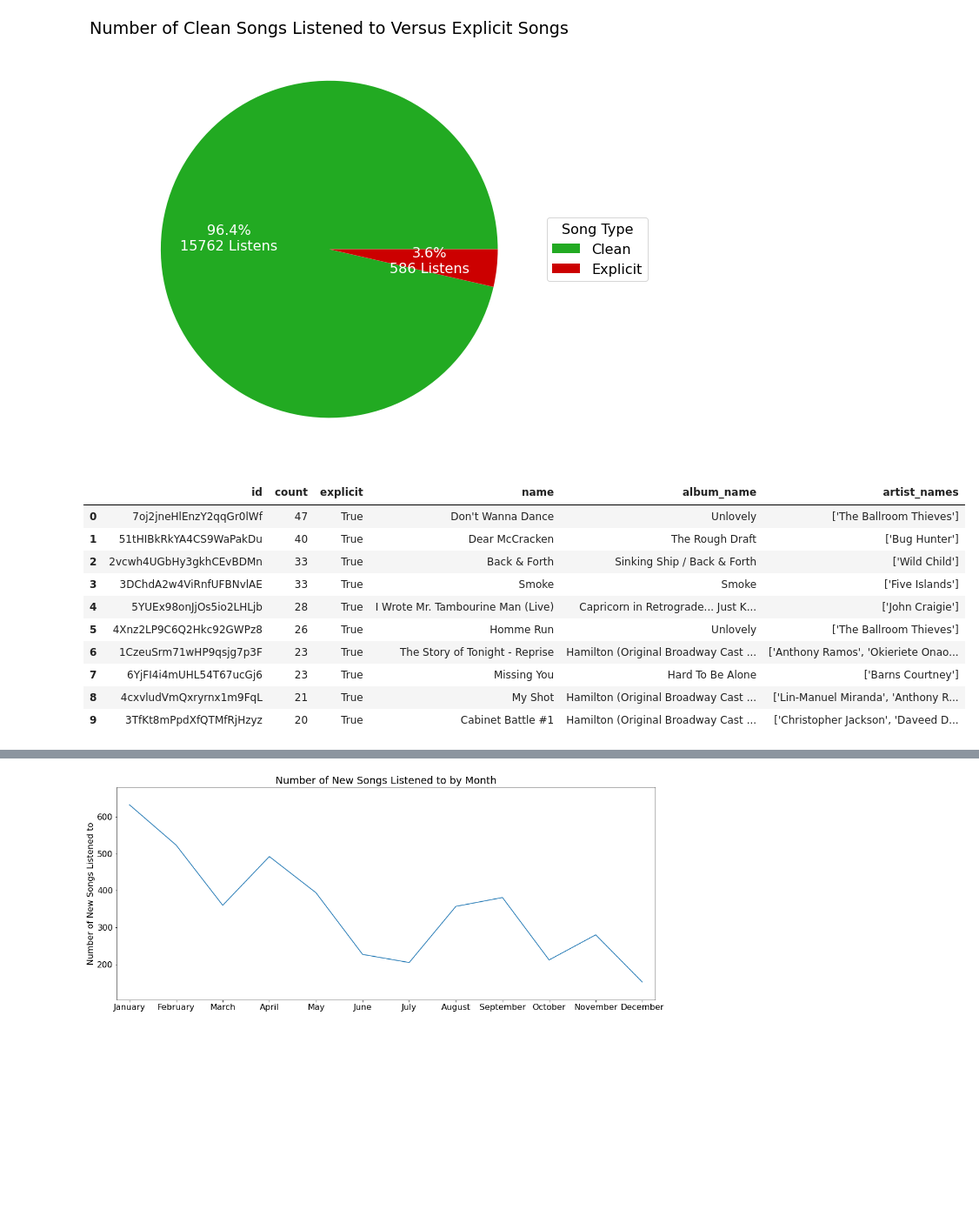
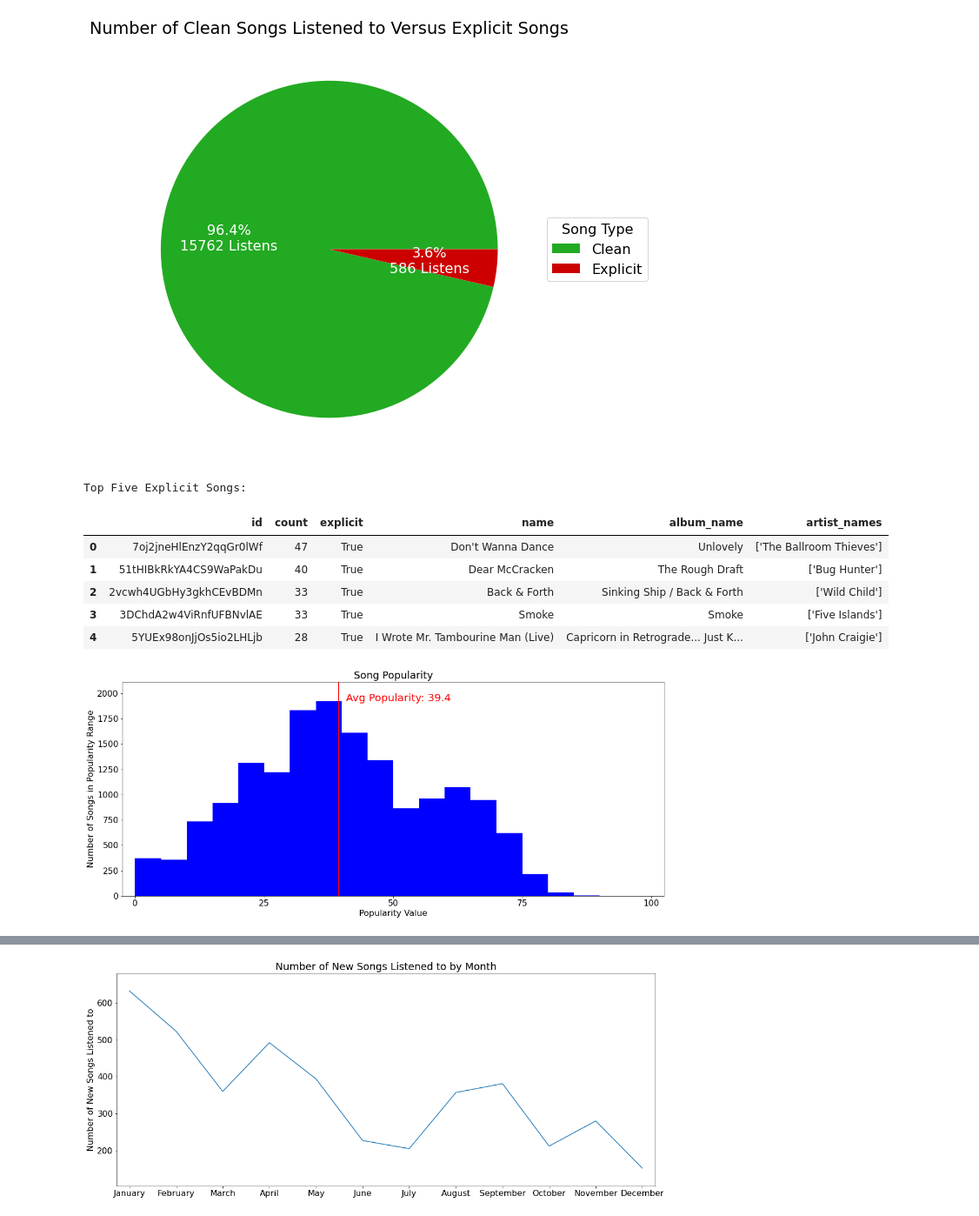
Before and after one commit to justinro-underscore/SpotifyDataAnalysis, a Jupyter notebook: SpotifyDataAnalysis.ipynb, the cells around one changed output, grey strips where cells are left out. Shown at 87% size. Cells and saved outputs as stored; diff of their text form; code cells hidden in the pictures; blank space fills up the shorter version.

```diff
--- a/SpotifyDataAnalysis.ipynb
+++ b/SpotifyDataAnalysis.ipynb
@@ -565,17 +602,39 @@ plt.show()
 # %%
 data = trimmed_tracks_data_df[["id", "count"]].drop_duplicates()
 data = data.merge(full_track_data_df[["id", "explicit", "name", "album_name", "artist_names"]], on="id")
 data = data[data["explicit"]]
-data.sort_values(by="count", ascending=False).head(10).reset_index(drop=True)
+print("Top Five Explicit Songs:")
+data.sort_values(by="count", ascending=False).head(5).reset_index(drop=True)
 # %% [output]
+Top Five Explicit Songs:
 |  | id | count | explicit | name | album_name | artist_names |
 | 0 | 7oj2jneHlEnzY2qqGr0lWf | 47 | True | Don't Wanna Dance | Unlovely | ['The Ballroom Thieves'] |
 | 1 | 51tHIBkRkYA4CS9WaPakDu | 40 | True | Dear McCracken | The Rough Draft | ['Bug Hunter'] |
 | 2 | 2vcwh4UGbHy3gkhCEvBDMn | 33 | True | Back & Forth | Sinking Ship / Back & Forth | ['Wild Child'] |
 | 3 | 3DChdA2w4ViRnfUFBNvlAE | 33 | True | Smoke | Smoke | ['Five Islands'] |
 | 4 | 5YUEx98onJjOs5io2LHLjb | 28 | True | I Wrote Mr. Tambourine Man (Live) | Capricorn in Retrograde... Just K... | ['John Craigie'] |
-| 5 | 4Xnz2LP9C6Q2Hkc92GWPz8 | 26 | True | Homme Run | Unlovely | ['The Ballroom Thieves'] |
-| 6 | 1CzeuSrm71wHP9qsjg7p3F | 23 | True | The Story of Tonight - Reprise | Hamilton (Original Broadway Cast ... | ['Anthony Ramos', 'Okieriete Onao... |
-| 7 | 6YjFI4i4mUHL54T67ucGj6 | 23 | True | Missing You | Hard To Be Alone | ['Barns Courtney'] |
-| 8 | 4cxvludVmQxryrnx1m9FqL | 21 | True | My Shot | Hamilton (Original Broadway Cast ... | ['Lin-Manuel Miranda', 'Anthony R... |
-| 9 | 3TfKt8mPpdXfQTMfRjHzyz | 20 | True | Cabinet Battle #1 | Hamilton (Original Broadway Cast ... | ['Christopher Jackson', 'Daveed D... |
+# %%
+num_buckets = 20
+
+def show_popularity(data, avg):
+    fig, ax = plt.subplots()
+    plt.bar(range(0, num_buckets), data, 1.0, align="edge", color="#0000ff")
+    plt.title("Song Popularity")
+    plt.xticks(ticks=list(map(lambda x: x * num_buckets / 4, range(0, 5))), labels=range(0, 125, 25))
+    plt.xlabel("Popularity Value")
+    plt.ylabel("Number of Songs in Popularity Range")
+    avg_loc = avg / (100 / num_buckets)
+    plt.axvspan(avg_loc, avg_loc + 0.01, color="red", zorder=1)
+    plt.text(avg_loc + 0.3, max(data), "Avg Popularity: {:.1f}".format(avg), fontsize=20, color="red")
+    plt.margins(0.025, 0.1)
+
+empty_data = pd.DataFrame([[bucket, 0] for bucket in range(0, num_buckets)], columns=["bucket", "count"]).set_index("bucket")
+data = trimmed_tracks_data_df[["id"]].merge(full_track_data_df[["id", "popularity"]], on="id")
+avg = data["popularity"].mean()
+data["bucket"] = data.apply(lambda entry: (int)(entry["popularity"] // (100 / num_buckets)), axis=1)
+data = data.drop(columns=["popularity"], axis=1).groupby("bucket").size().reset_index(name="count").set_index("bucket")
+empty_data.update(data)
+data = empty_data.apply(lambda entry: (int)(entry), axis=1).to_numpy()
+show_popularity(data, avg)
+# %% [output]
+[figure, added]
```
Also changed, not shown: parts of 17 cells of this notebook.
